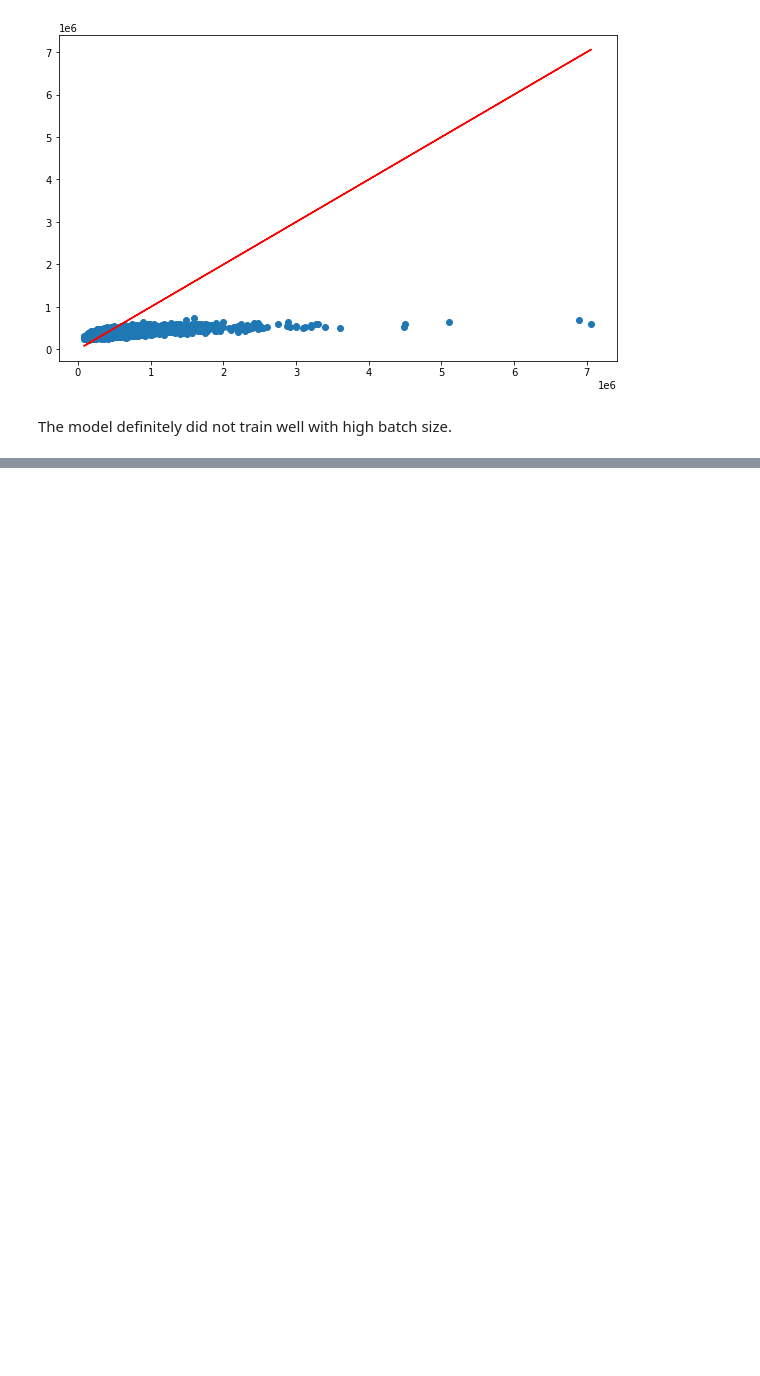
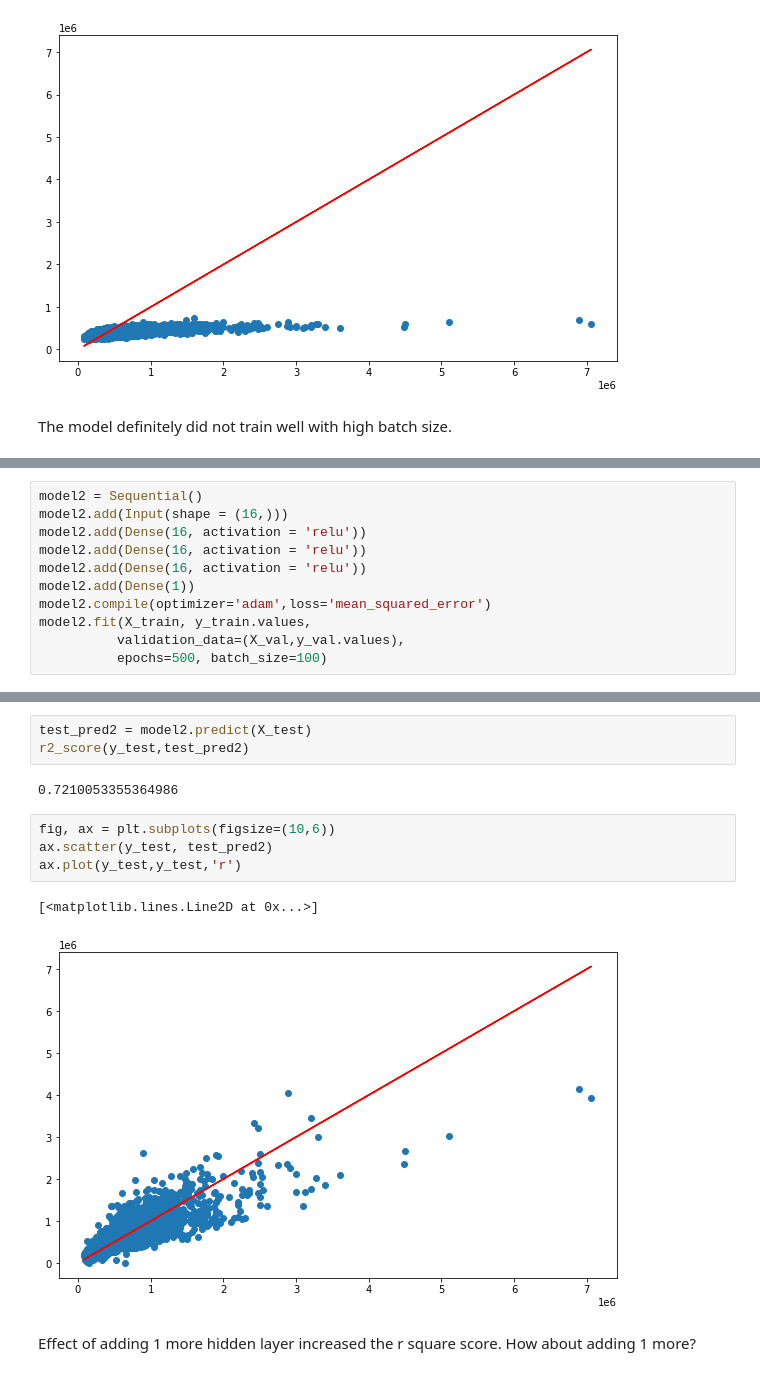
Before and after one commit to hps1795/Keras_LinReg_Real_Estate, a Jupyter notebook: keras practice.ipynb, the cells around one changed output, grey strips where cells are left out. Cells and saved outputs as stored; diff of their text form; blank space fills up the shorter version.

```diff
--- a/keras practice.ipynb
+++ b/keras practice.ipynb
@@ -543,0 +617,11 @@ The model definitely did not train well with high batch size.
+# %%
+model2 = Sequential()
+model2.add(Input(shape = (16,)))
+model2.add(Dense(16, activation = 'relu'))
+model2.add(Dense(16, activation = 'relu'))
+model2.add(Dense(16, activation = 'relu'))
+model2.add(Dense(1))
+model2.compile(optimizer='adam',loss='mean_squared_error')
+model2.fit(X_train, y_train.values,
+          validation_data=(X_val,y_val.values),
+          epochs=500, batch_size=100)
@@ -543,0 +647,14 @@ The model definitely did not train well with high batch size.
+# %%
+test_pred2 = model2.predict(X_test)
+r2_score(y_test,test_pred2)
+# %% [output]
+0.7210053355364986
+# %%
+fig, ax = plt.subplots(figsize=(10,6))
+ax.scatter(y_test, test_pred2)
+ax.plot(y_test,y_test,'r')
+# %% [output]
+[<matplotlib.lines.Line2D at 0x...>]
+[figure, added]
+# %% [markdown]
+Effect of adding 1 more hidden layer increased the r square score. How about adding 1 more?
```
Also changed, not shown: parts of 18 cells of this notebook.
